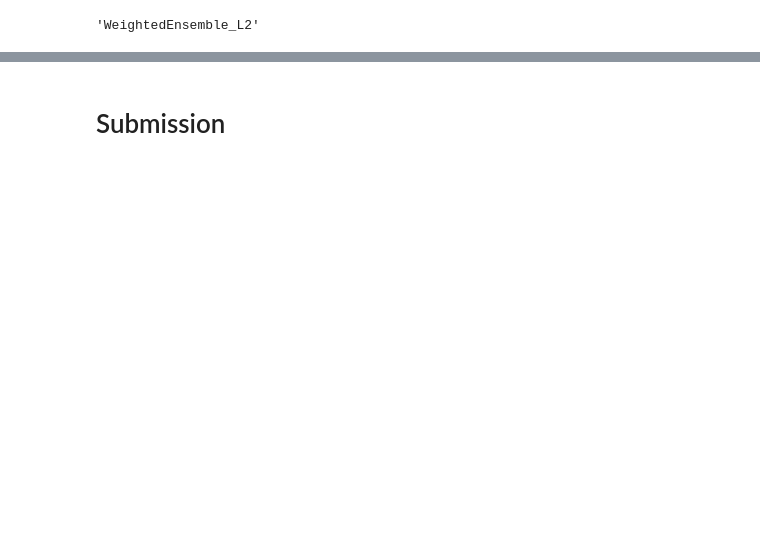
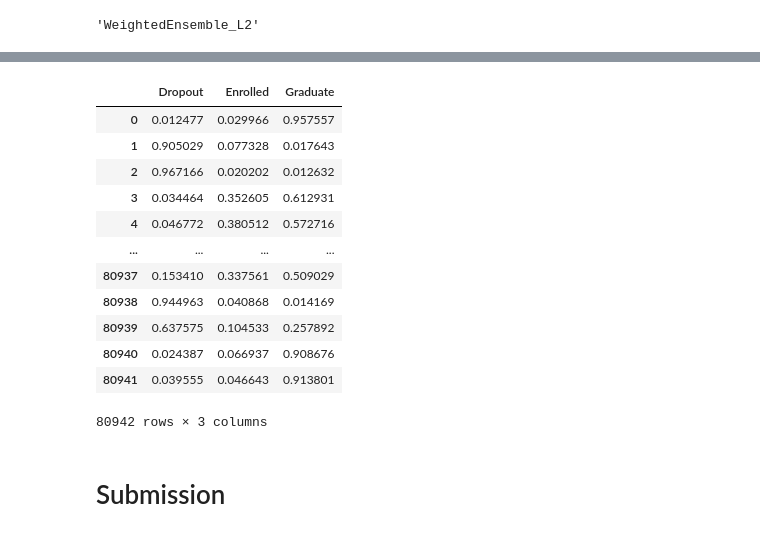
Before and after one commit to estaciolima/kaggle-playground-s4-e6, a Jupyter notebook: notebook.ipynb, the cells around one changed output, grey strips where cells are left out. Cells and saved outputs as stored; diff of their text form; code cells hidden in the pictures; blank space fills up the shorter version.

```diff
--- a/notebook.ipynb
+++ b/notebook.ipynb
@@ -528,3 +621,19 @@ Computing feature importance via permutation shuffling for 36 features using 500
+# %%
+ans
+# %% [output]
+|  | Dropout | Enrolled | Graduate |
+| 0 | 0.012477 | 0.029966 | 0.957557 |
+| 1 | 0.905029 | 0.077328 | 0.017643 |
+| 2 | 0.967166 | 0.020202 | 0.012632 |
+| 3 | 0.034464 | 0.352605 | 0.612931 |
+| 4 | 0.046772 | 0.380512 | 0.572716 |
+| ... | ... | ... | ... |
+| 80937 | 0.153410 | 0.337561 | 0.509029 |
+| 80938 | 0.944963 | 0.040868 | 0.014169 |
+| 80939 | 0.637575 | 0.104533 | 0.257892 |
+| 80940 | 0.024387 | 0.066937 | 0.908676 |
+| 80941 | 0.039555 | 0.046643 | 0.913801 |
+80942 rows × 3 columns
 # %% [markdown]
 # Submission
 # %%
```
Also changed, not shown: parts of 9 cells of this notebook.
